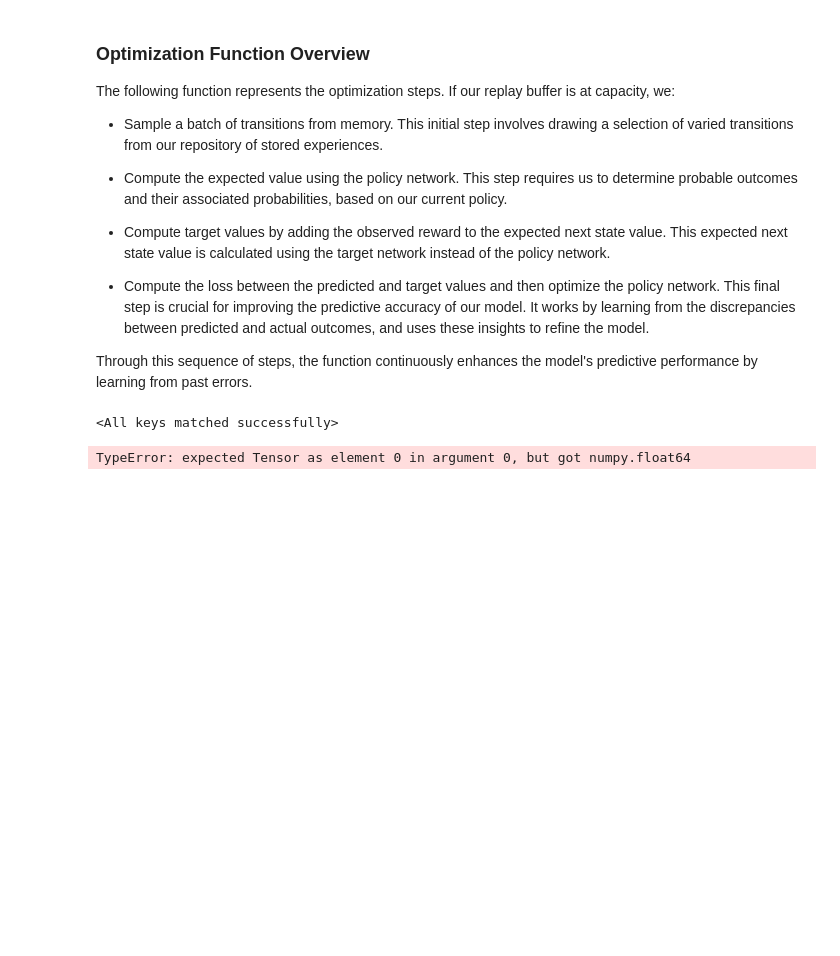
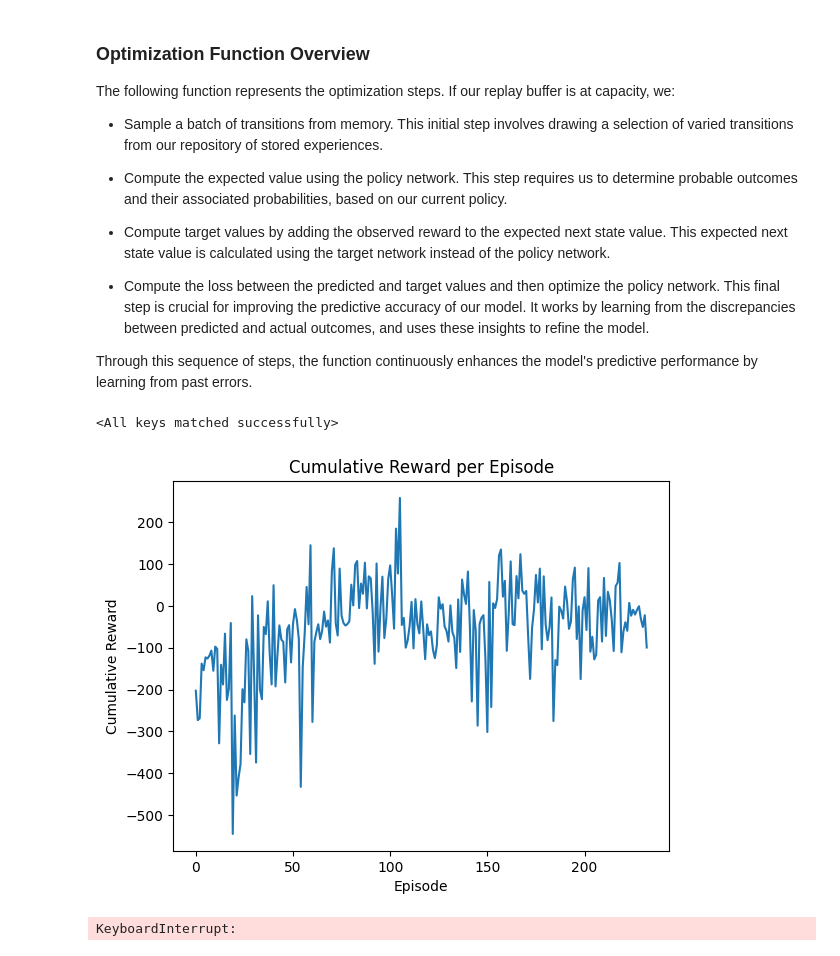
Before and after one commit to aryamanpandya99/reinforcement_learning, a Jupyter notebook: DQN/lunar_lander.ipynb, the cells around one changed output. Drawn from its saved outputs; the diff is of its cells as text; code cells hidden in the pictures; blank space fills up the shorter version.

Commit message:
trained q network

```diff
--- a/DQN/lunar_lander.ipynb
+++ b/DQN/lunar_lander.ipynb
@@ -123,8 +125,9 @@ def optimize_model(gamma, batch_size, memory, policy_network, target_network, lo
     actions = torch.cat(batch.action)
     rewards = torch.cat(batch.reward)
 
+    actions = actions.unsqueeze(-1)
     predicted_values = policy_network(states).gather(1, actions) #gathers all max value actions for actions in batch
-    next_state_values = rewards.clone() # If the state is terminal, this is the q-value
+    next_state_values = torch.zeros(batch_size, device=device)
 
     with torch.no_grad():
         next_state_values[non_final_mask] = target_network(non_final_next_states).max(1)[0] #we use our target network with our
@@ -139,7 +142,9 @@ def optimize_model(gamma, batch_size, memory, policy_network, target_network, lo
     optimizer.step()
 # %%
 def trainer(num_episodes, batch_size, target_network, policy_network, gamma, epsilon, device, replay_buffer, optimizer, tau):
+
     reward_per_episode = []
+
     for episode in range(num_episodes):
 
         state, _ = env.reset()
@@ -147,6 +152,9 @@ def trainer(num_episodes, batch_size, target_network, policy_network, gamma, eps
         episode_end = False
         step = 0
         cum_reward = 0
+
+        if  not episode % 500 and episode < 2000:
+            epsilon-=0.1
 
         while not episode_end:
 
@@ -160,10 +168,12 @@ def trainer(num_episodes, batch_size, target_network, policy_network, gamma, eps
             if not terminated:
                 next_state = torch.tensor(next_state, dtype=torch.float32, \
                     device = device).unsqueeze(0) #we only care about next_state if the state is non terminal
+            else:
+                next_state = None
 
             action = torch.tensor(action, dtype=torch.int64, device=device).unsqueeze(0)
-            print(type(reward))
-            #reward = torch.tensor(reward, dtype=torch.int64, device=device).unsqueeze(0)
+            reward = torch.tensor(reward, dtype=torch.float32, device=device).unsqueeze(0)
+
             replay_buffer.push(state, action, next_state, reward)
             state = next_state
 
@@ -178,23 +188,24 @@ def trainer(num_episodes, batch_size, target_network, policy_network, gamma, eps
                 target_network_state_dict[key] = policy_network_state_dict[key]*tau + target_network_state_dict[key]*(1-tau)
                 target_network.load_state_dict(target_network_state_dict)
 
-        print("Episode: {} Steps: {}".format(episode, step))
+        print("Episode: {} Score: {}".format(episode, cum_reward))
         reward_per_episode.append(cum_reward)
+        clear_output(wait=True) # Clear the output of the current cell receiving output
         plt.plot(reward_per_episode)
-    plt.title('Cumulative Reward per Episode')
-    plt.xlabel('Episode')
-    plt.ylabel('Cumulative Reward')
-    plt.pause(0.1)
+        plt.title('Cumulative Reward per Episode')
+        plt.xlabel('Episode')
+        plt.ylabel('Cumulative Reward')
+        plt.show()
 # %%
 #hyperparams
-NUM_EPISODES = 600
-E = 0.1
+NUM_EPISODES = 500
+E = 0.5
 GAMMA = 1
-ALPHA = 0.1
+ALPHA = 3e-4
 BATCH_SIZE = 8
 DEVICE = torch.device("cuda" if torch.cuda.is_available() else "cpu")
 # %%
-replay_buffer = ReplayMemory(8)
+replay_buffer = ReplayMemory(1000)
 policy_network = DQN(n_actions=NUM_ACTIONS, len_observation_space=8)
 target_network = DQN(n_actions=NUM_ACTIONS, len_observation_space=8)
 policy_network.to(DEVICE)
@@ -205,6 +216,7 @@ target_network.load_state_dict(policy_network.state_dict())
 # %%
 optimizer = torch.optim.Adam(policy_network.parameters(), lr=ALPHA)
 # %%
-trainer(num_episodes=NUM_EPISODES, batch_size=BATCH_SIZE, target_network=target_network, policy_network=policy_network, gamma=GAMMA, epsilon=E, device=DEVICE, replay_buffer=replay_buffer, optimizer=optimizer, tau=0.5)
+trainer(num_episodes=NUM_EPISODES, batch_size=BATCH_SIZE, target_network=target_network, policy_network=policy_network, gamma=GAMMA, epsilon=E, device=DEVICE, replay_buffer=replay_buffer, optimizer=optimizer, tau=0.005)
 # %% [output]
+[figure, added]
-TypeError: expected Tensor as element 0 in argument 0, but got numpy.float64
+KeyboardInterrupt:
```
Also changed, not shown: parts of 1 cell of this notebook.
